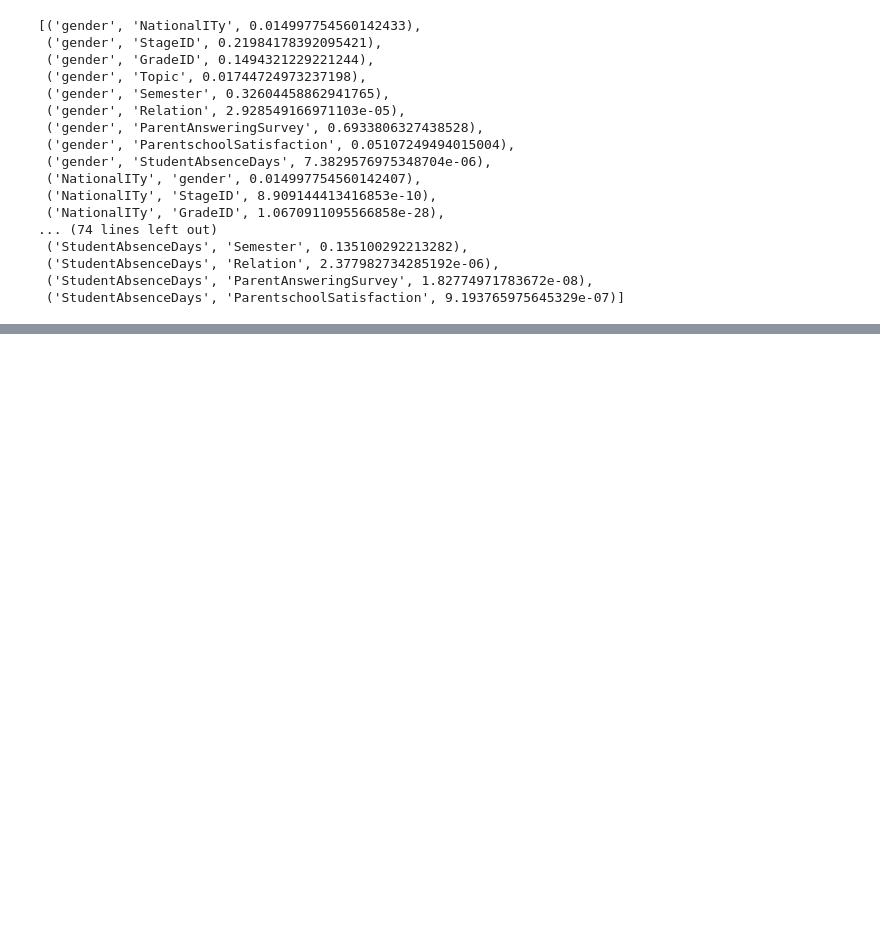
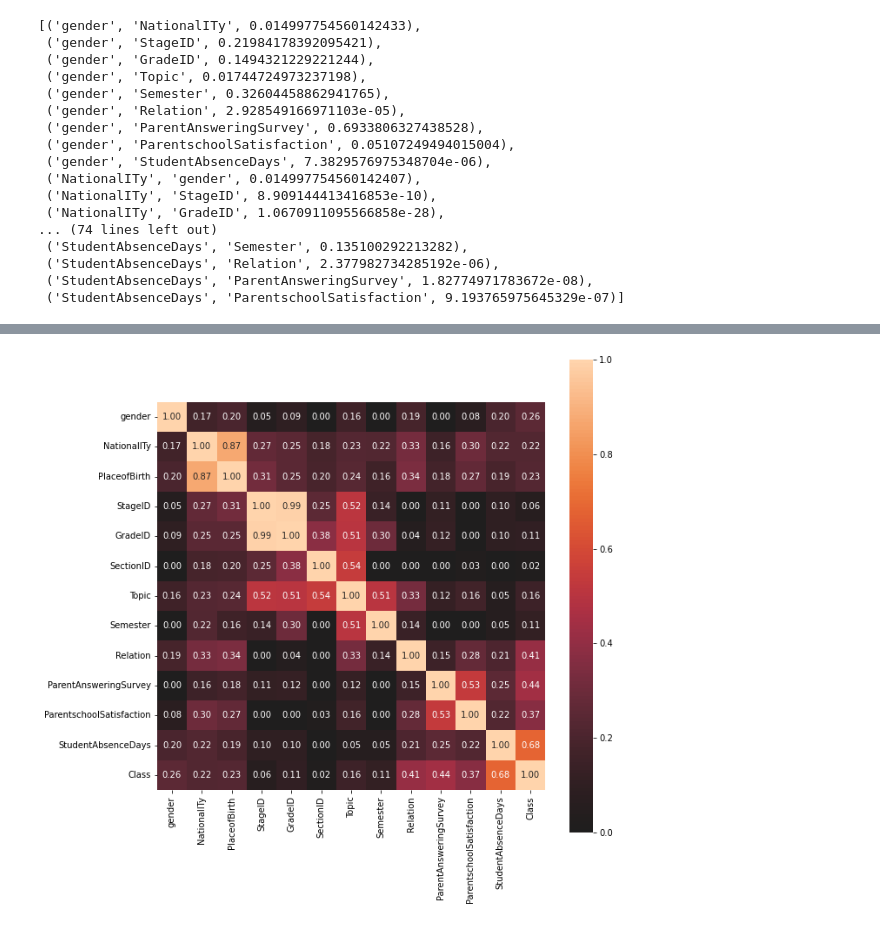
Before and after one commit to vanhalen42/student_academic_performance, a Jupyter notebook: categorical_analysis.ipynb, the cells around one changed output, grey strips where cells are left out. Cells and saved outputs as stored; diff of their text form; code cells hidden in the pictures; blank space fills up the shorter version.

```diff
--- a/categorical_analysis.ipynb
+++ b/categorical_analysis.ipynb
@@ -219,0 +222,5 @@ chi_test_output.pivot(index='var1', columns='var2', values='coeff')
+# %%
+from dython.nominal import associations
+from dython.nominal import identify_nominal_columns
+categorical_features=identify_nominal_columns(df)
+categorical_features
@@ -219,0 +245,8 @@ chi_test_output.pivot(index='var1', columns='var2', values='coeff')
+# %%
+## Categorical variables only
+
+selected_column= df[categorical_features]
+categorical_df = selected_column.copy()
+categorical_correlation= associations(categorical_df, filename= 'categorical_correlation.png', figsize=(10,10))
+# %% [output]
+[figure, added]
```
Also changed, not shown: parts of 18 cells of this notebook, 3 other files.
